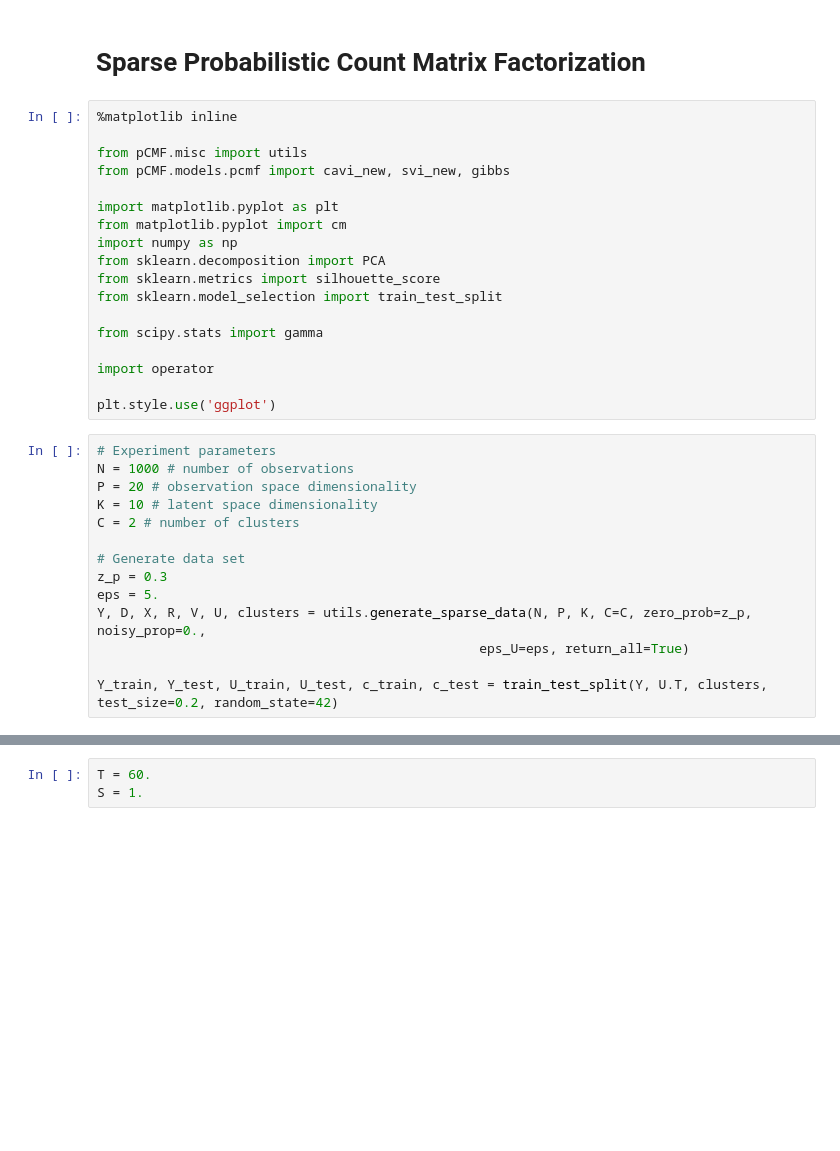
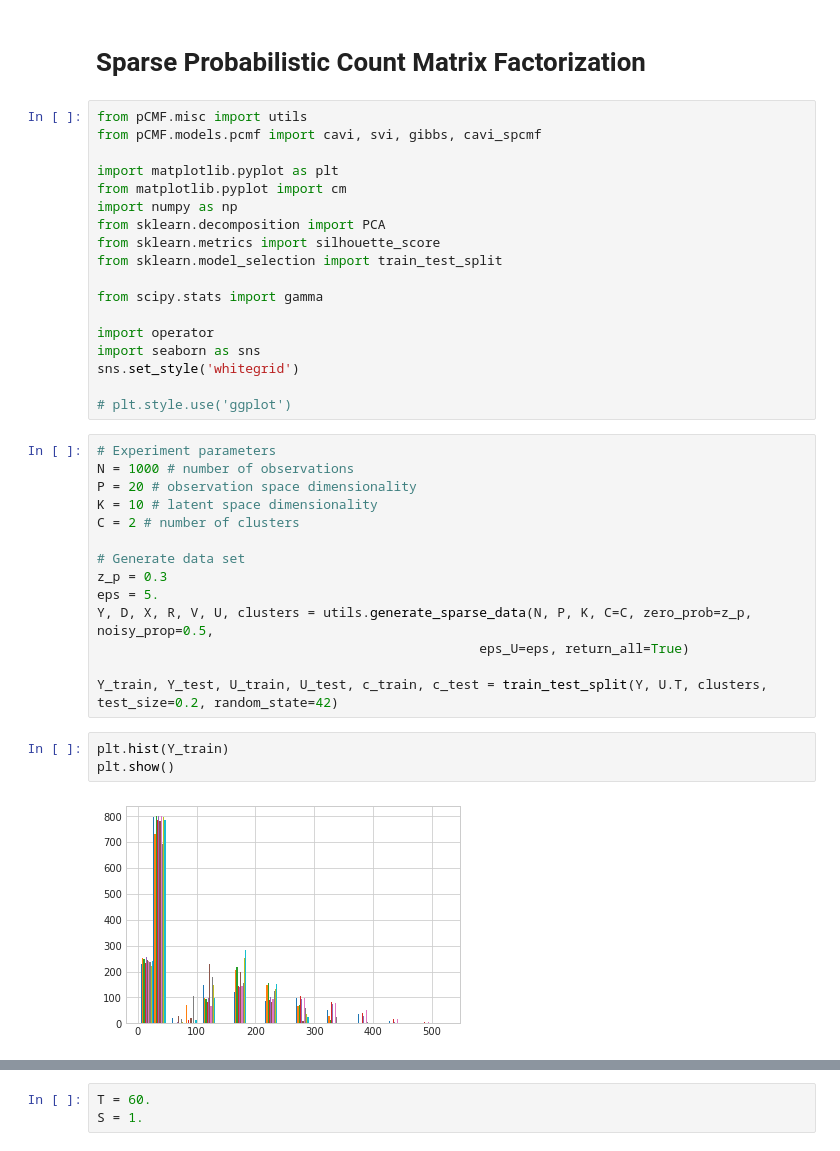
Before and after one commit to pedrofale/mpCMF, a Jupyter notebook: notebooks/Sparse pCMF.ipynb, the cells around one changed output, grey strips where cells are left out. Drawn from its saved outputs; the diff is of its cells as text; blank space fills up the shorter version.

```diff
--- a/notebooks/Sparse pCMF.ipynb
+++ b/notebooks/Sparse pCMF.ipynb
@@ -1,10 +1,8 @@
 # %% [markdown]
 # Sparse Probabilistic Count Matrix Factorization
 # %%
-%matplotlib inline
-
 from pCMF.misc import utils
-from pCMF.models.pcmf import cavi_new, svi_new, gibbs
+from pCMF.models.pcmf import cavi, svi, gibbs, cavi_spcmf
 
 import matplotlib.pyplot as plt
 from matplotlib.pyplot import cm
@@ -16,8 +14,10 @@ from sklearn.model_selection import train_test_split
 from scipy.stats import gamma
 
 import operator
+import seaborn as sns
+sns.set_style('whitegrid')
 
-plt.style.use('ggplot')
+# plt.style.use('ggplot')
 # %%
 # Experiment parameters
 N = 1000 # number of observations
@@ -28,10 +28,15 @@ C = 2 # number of clusters
 # Generate data set
 z_p = 0.3
 eps = 5.
-Y, D, X, R, V, U, clusters = utils.generate_sparse_data(N, P, K, C=C, zero_prob=z_p, noisy_prop=0.,
+Y, D, X, R, V, U, clusters = utils.generate_sparse_data(N, P, K, C=C, zero_prob=z_p, noisy_prop=0.5,
                                                  eps_U=eps, return_all=True)
 
 Y_train, Y_test, U_train, U_test, c_train, c_test = train_test_split(Y, U.T, clusters, test_size=0.2, random_state=42)
+# %%
+plt.hist(Y_train)
+plt.show()
+# %% [output]
+[figure, added]
 # %%
 plt.matshow(V)
 plt.xticks([])
```
Also changed, not shown: parts of 18 cells of this notebook, 1 other file.
